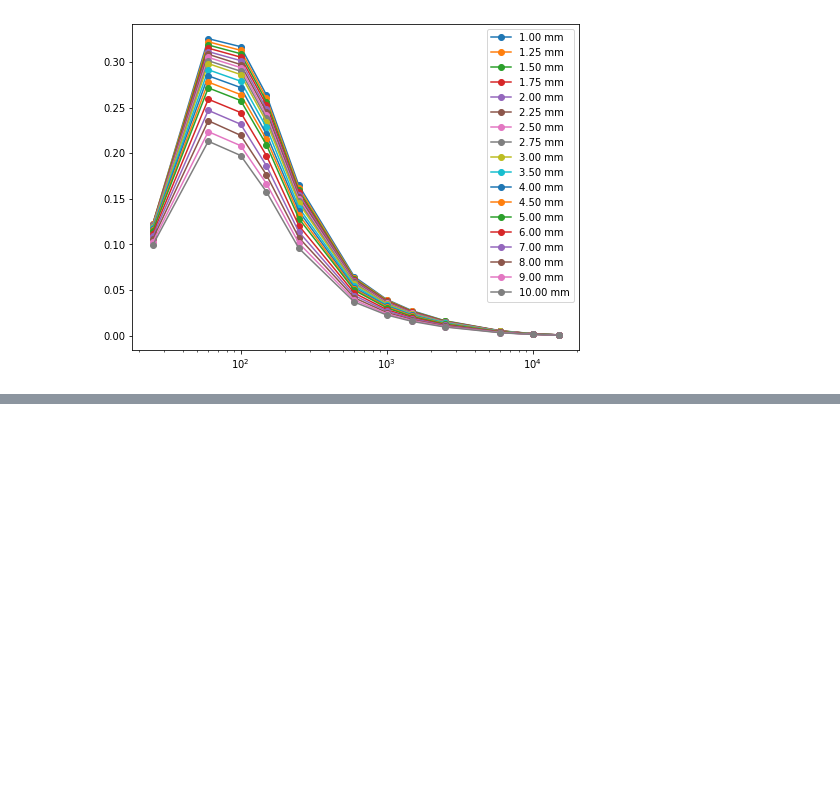
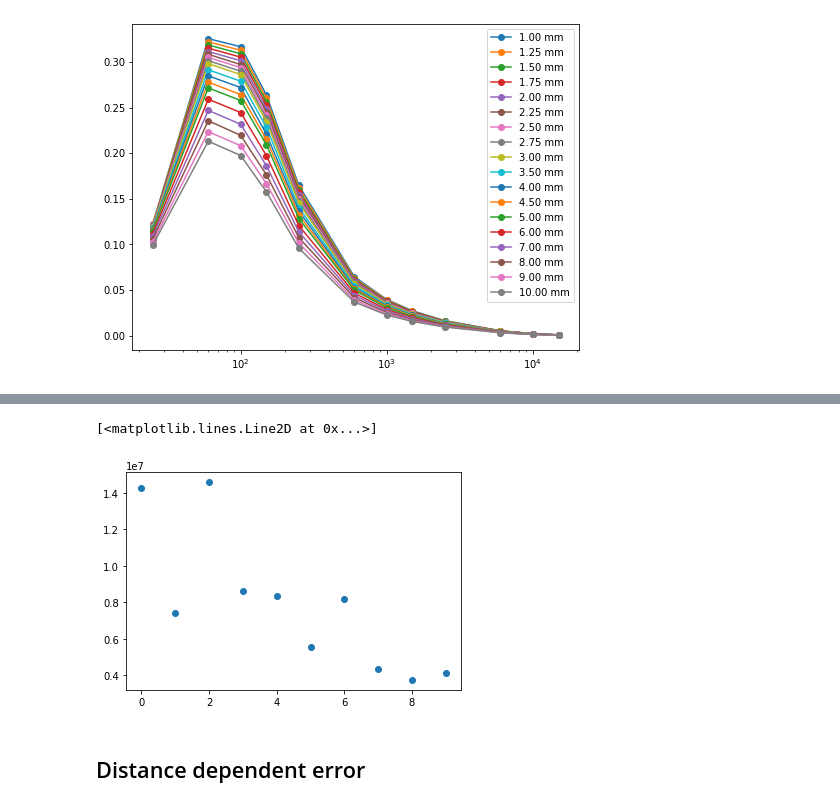
Before and after one commit to Balazzs/HPGECalorimeter, a Jupyter notebook: Efficiency.ipynb, the cells around one changed output, grey strips where cells are left out. Saved outputs shown, nothing was run; the diff lists cells and outputs as text; code cells hidden in the pictures; blank space fills up the shorter version.

```diff
--- a/Efficiency.ipynb
+++ b/Efficiency.ipynb
@@ -342,0 +471,7 @@ plt.savefig(fig_name("all_dist_Ecurves"), bbox_inches="tight")
+# %%
+plt.plot(A, "o")
+# %% [output]
+[<matplotlib.lines.Line2D at 0x...>]
+[figure, added]
+# %% [markdown]
+## Distance dependent error
```
Also changed, not shown: parts of 29 cells of this notebook, 12 other files.
